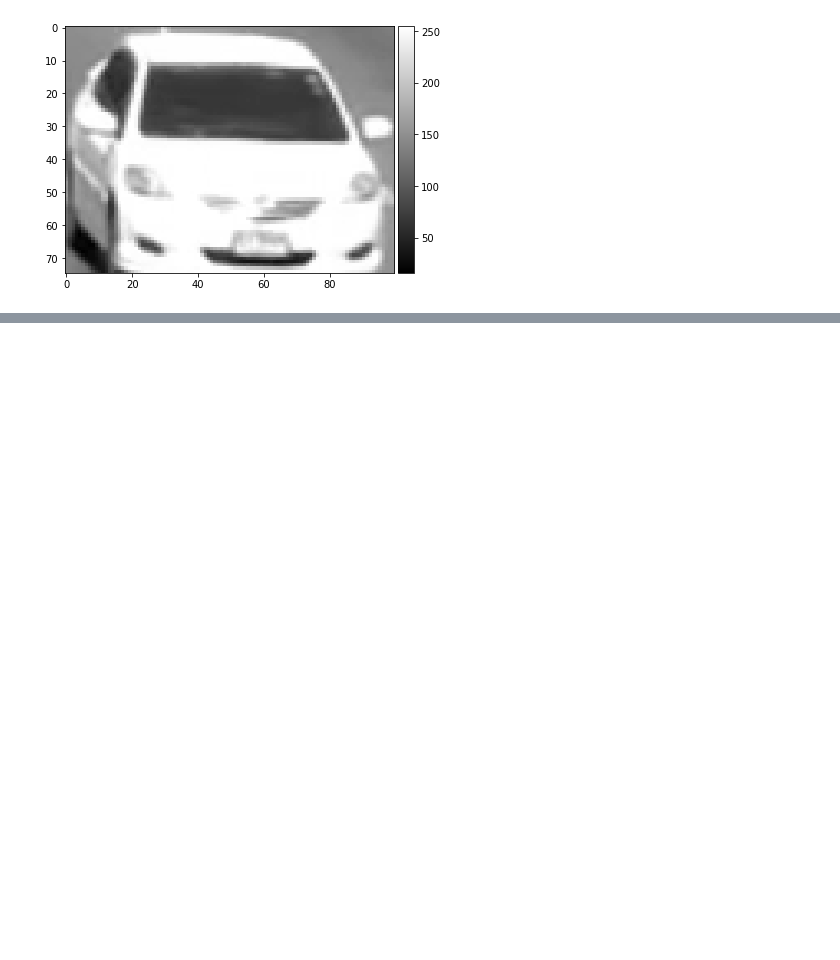
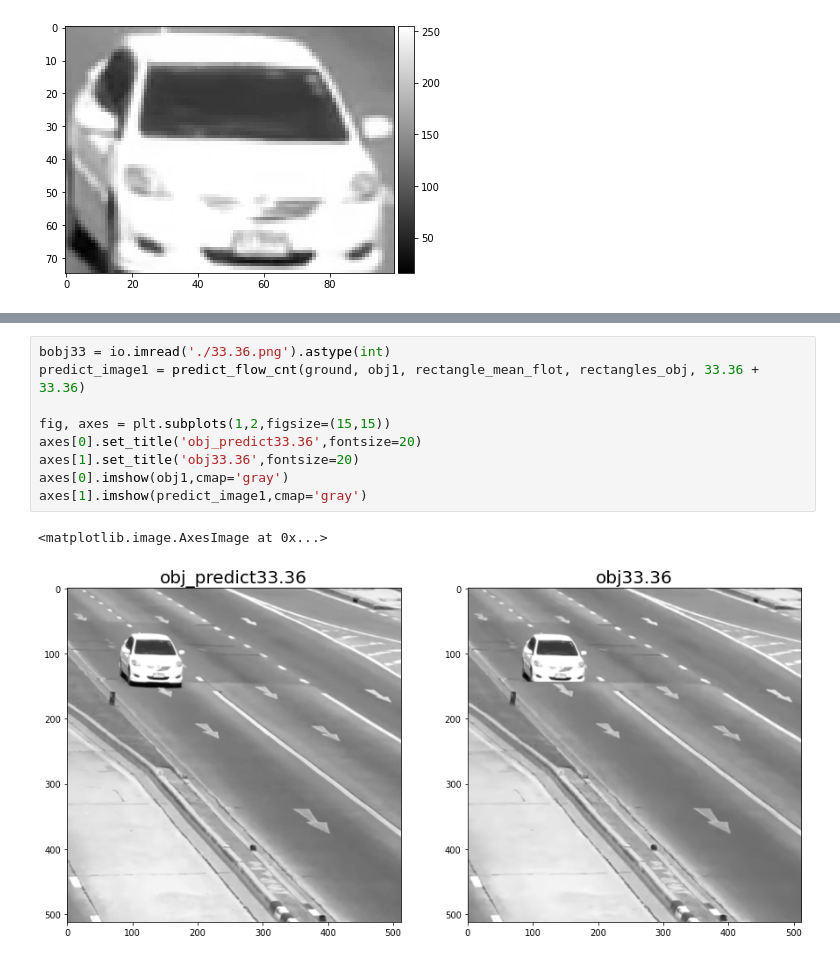
Before and after one commit to YunfeiZHAO/gsoc-redhen-2021, a Jupyter notebook: task1.ipynb, the cells around one changed output, grey strips where cells are left out. Saved outputs shown, nothing was run; the diff lists cells and outputs as text; blank space fills up the shorter version.

```diff
--- a/task1.ipynb
+++ b/task1.ipynb
@@ -441,0 +439,12 @@ io.imshow(obj1)
+# %%
+bobj33 = io.imread('./33.36.png').astype(int)
+predict_image1 = predict_flow_cnt(ground, obj1, rectangle_mean_flot, rectangles_obj, 33.36 + 33.36)
+
+fig, axes = plt.subplots(1,2,figsize=(15,15))
+axes[0].set_title('obj_predict33.36',fontsize=20)
+axes[1].set_title('obj33.36',fontsize=20)
+axes[0].imshow(obj1,cmap='gray')
+axes[1].imshow(predict_image1,cmap='gray')
+# %% [output]
+<matplotlib.image.AxesImage at 0x...>
+[figure, added]
```
Also changed, not shown: parts of 23 cells of this notebook.
